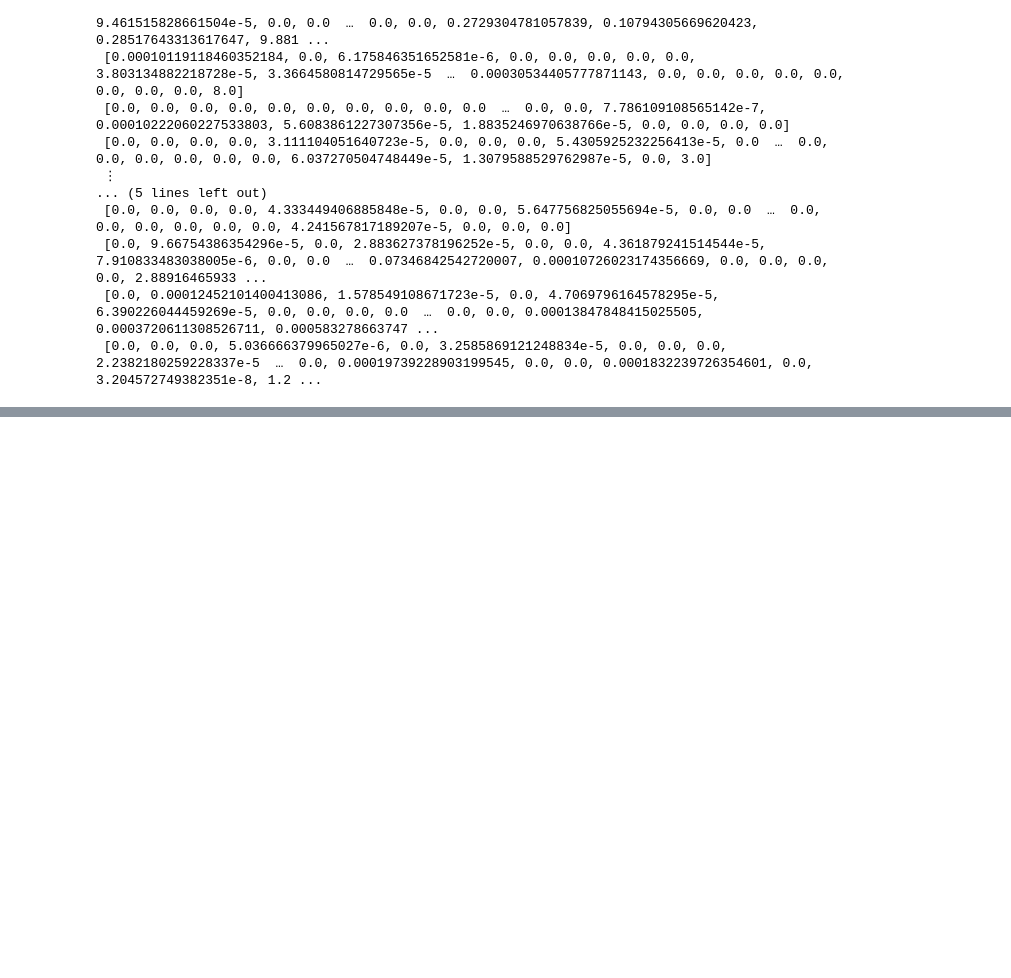
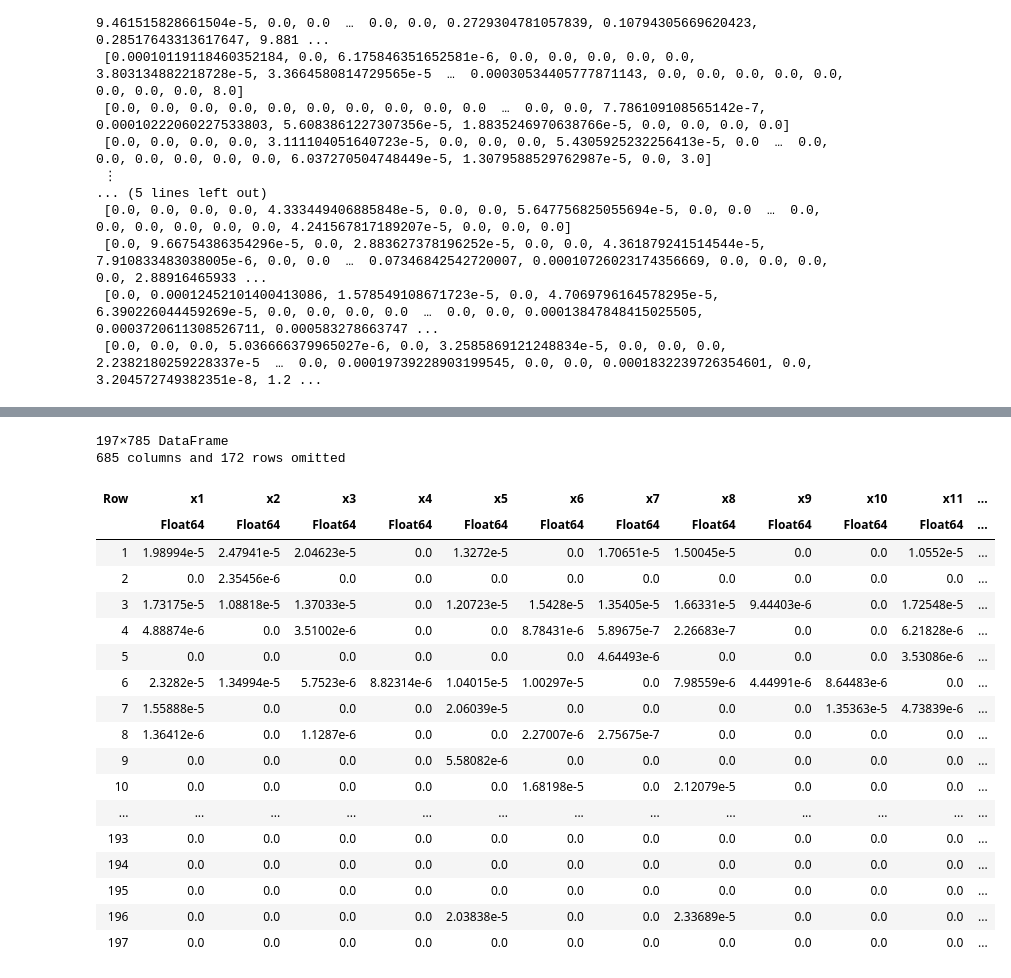
Before and after one commit to rithik83/vnn-counterfactuals, a Jupyter notebook: jl_counterfactual_generation/generate_counterfactuals.ipynb, the cells around one changed output, grey strips where cells are left out. Saved outputs shown, nothing was run; the diff lists cells and outputs as text; code cells hidden in the pictures; blank space fills up the shorter version.

```diff
--- a/jl_counterfactual_generation/generate_counterfactuals.ipynb
+++ b/jl_counterfactual_generation/generate_counterfactuals.ipynb
@@ -269,0 +490,34 @@ df
+# %%
+using CounterfactualExplanations
+
+model_to_use = adv_pgd_medium
+counterfactuals = []
+
+for (j, index) in enumerate(split)
+
+    model_pred = (model_to_use(x_test[:, index]) |> Flux.onecold |> getindex) - 1
+    if model_pred != y_test[index]
+        println("skipping since the model misclassified this point")
+        continue
+    end
+
+    if (j % 10 == 0)
+        println("reached datapoint ", j)
+    end
+
+    ce = generate_counterfactual(
+        reshape(x_test'[index, :], 784, 1), targets[j], counterfactual_data, flux_adv_medium, generator; num_counterfactuals=1, convergence=convergence
+    )
+
+    ce_datapoint = CounterfactualExplanations.counterfactual(ce)[:, 1]
+    push!(ce_datapoint, targets[j])
+
+    if j == 1
+        print("counterfactual instance: ", ce_datapoint)
+    end
+
+    # print("counterfactual instance: ", ce_datapoint)
+    push!(counterfactuals, ce_datapoint)
+end
+
+counterfactuals
@@ -269,0 +559,29 @@ df
+# %%
+using DataFrames
+using CSV
+
+df = DataFrame(mapreduce(permutedims, vcat, counterfactuals), :auto)
+CSV.write("data_medium_at.csv", df)
+
+df
+# %% [output]
+197×785 DataFrame
+685 columns and 172 rows omitted
+| Row | x1 | x2 | x3 | x4 | x5 | x6 | x7 | x8 | x9 | x10 | x11 | ... |
+|  | Float64 | Float64 | Float64 | Float64 | Float64 | Float64 | Float64 | Float64 | Float64 | Float64 | Float64 | ... |
+| 1 | 1.98994e-5 | 2.47941e-5 | 2.04623e-5 | 0.0 | 1.3272e-5 | 0.0 | 1.70651e-5 | 1.50045e-5 | 0.0 | 0.0 | 1.0552e-5 | ... |
+| 2 | 0.0 | 2.35456e-6 | 0.0 | 0.0 | 0.0 | 0.0 | 0.0 | 0.0 | 0.0 | 0.0 | 0.0 | ... |
+| 3 | 1.73175e-5 | 1.08818e-5 | 1.37033e-5 | 0.0 | 1.20723e-5 | 1.5428e-5 | 1.35405e-5 | 1.66331e-5 | 9.44403e-6 | 0.0 | 1.72548e-5 | ... |
+| 4 | 4.88874e-6 | 0.0 | 3.51002e-6 | 0.0 | 0.0 | 8.78431e-6 | 5.89675e-7 | 2.26683e-7 | 0.0 | 0.0 | 6.21828e-6 | ... |
+| 5 | 0.0 | 0.0 | 0.0 | 0.0 | 0.0 | 0.0 | 4.64493e-6 | 0.0 | 0.0 | 0.0 | 3.53086e-6 | ... |
+| 6 | 2.3282e-5 | 1.34994e-5 | 5.7523e-6 | 8.82314e-6 | 1.04015e-5 | 1.00297e-5 | 0.0 | 7.98559e-6 | 4.44991e-6 | 8.64483e-6 | 0.0 | ... |
+| 7 | 1.55888e-5 | 0.0 | 0.0 | 0.0 | 2.06039e-5 | 0.0 | 0.0 | 0.0 | 0.0 | 1.35363e-5 | 4.73839e-6 | ... |
+| 8 | 1.36412e-6 | 0.0 | 1.1287e-6 | 0.0 | 0.0 | 2.27007e-6 | 2.75675e-7 | 0.0 | 0.0 | 0.0 | 0.0 | ... |
+| 9 | 0.0 | 0.0 | 0.0 | 0.0 | 5.58082e-6 | 0.0 | 0.0 | 0.0 | 0.0 | 0.0 | 0.0 | ... |
+| 10 | 0.0 | 0.0 | 0.0 | 0.0 | 0.0 | 1.68198e-5 | 0.0 | 2.12079e-5 | 0.0 | 0.0 | 0.0 | ... |
+| ... | ... | ... | ... | ... | ... | ... | ... | ... | ... | ... | ... | ... |
+| 193 | 0.0 | 0.0 | 0.0 | 0.0 | 0.0 | 0.0 | 0.0 | 0.0 | 0.0 | 0.0 | 0.0 | ... |
+| 194 | 0.0 | 0.0 | 0.0 | 0.0 | 0.0 | 0.0 | 0.0 | 0.0 | 0.0 | 0.0 | 0.0 | ... |
+| 195 | 0.0 | 0.0 | 0.0 | 0.0 | 0.0 | 0.0 | 0.0 | 0.0 | 0.0 | 0.0 | 0.0 | ... |
+| 196 | 0.0 | 0.0 | 0.0 | 0.0 | 2.03838e-5 | 0.0 | 0.0 | 2.33689e-5 | 0.0 | 0.0 | 0.0 | ... |
+| 197 | 0.0 | 0.0 | 0.0 | 0.0 | 0.0 | 0.0 | 0.0 | 0.0 | 0.0 | 0.0 | 0.0 | ... |
```
Also changed, not shown: parts of 17 cells of this notebook, 15 other files.
